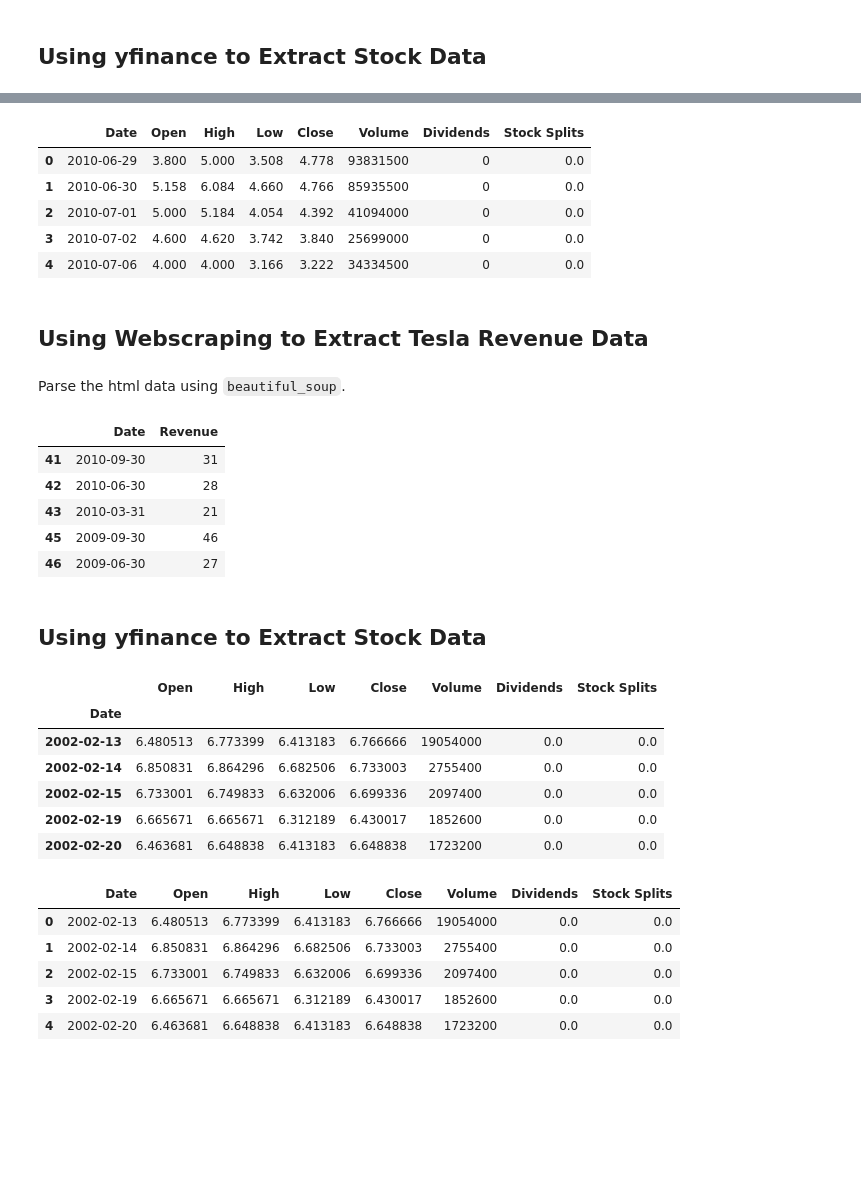
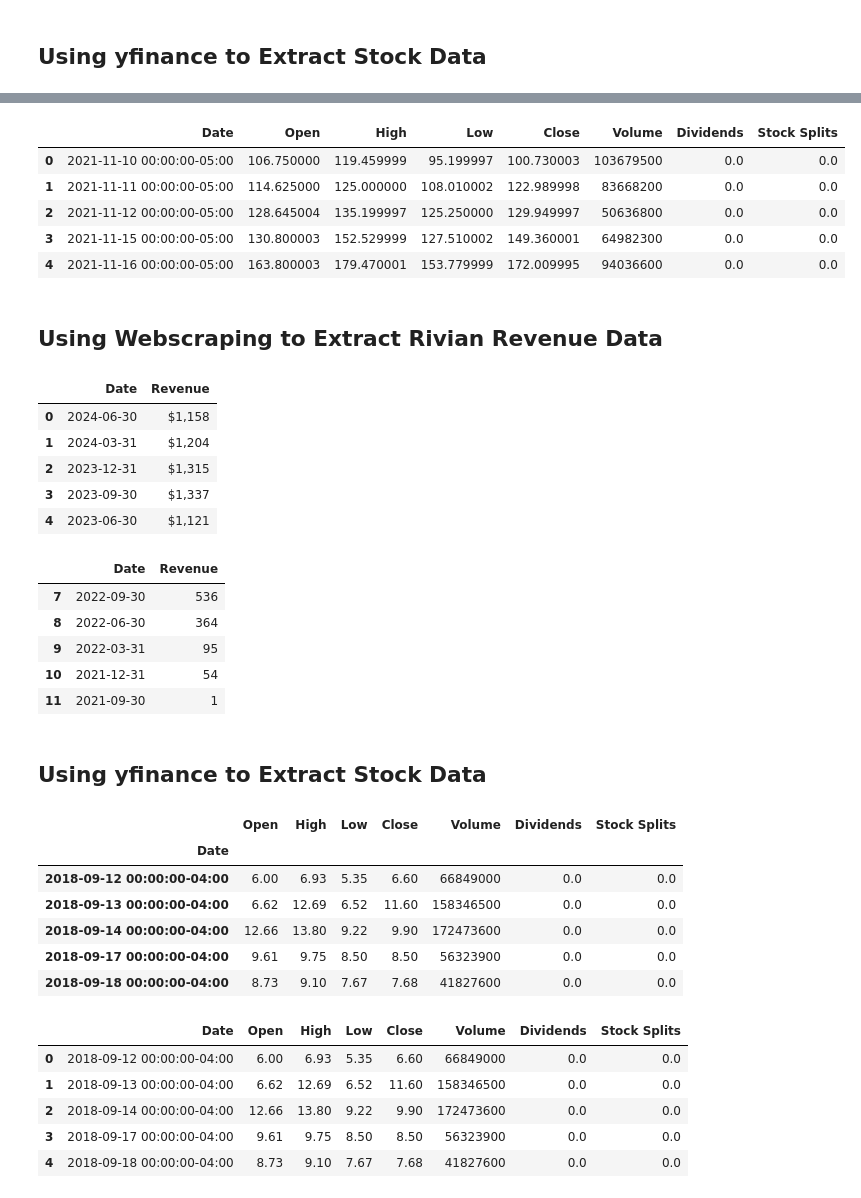
Before and after one commit to AymanAmerK/Extracting-and-visualizing-stock-data, a Jupyter notebook: Extracting and Visualizing Stock Data.ipynb, the cells around one changed output, grey strips where cells are left out. Drawn from its saved outputs; the diff is of its cells as text; code cells hidden in the pictures; blank space fills up the shorter version.

```diff
--- a/Extracting and Visualizing Stock Data.ipynb
+++ b/Extracting and Visualizing Stock Data.ipynb
@@ -26,10 +26,10 @@ def make_graph(stock_data, revenue_data, stock):
 # %% [markdown]
 ## Using yfinance to Extract Stock Data
 # %%
-tesla= yf.Ticker("TSLA")
+rivian= yf.Ticker("RIVN")
 # %%
-tesla_data= tesla.history(period="max")
-tesla_data
+rivian_data= rivian.history(period="max")
+rivian_data
 # %% [output]
 |  | Open | High | Low | Close | Volume | Dividends | Stock Splits |
 | Date |  |  |  |  |  |  |  |
@@ -48,12 +48,12 @@ tesla_data
 # %%
-tesla_data.reset_index(inplace=True)
-tesla_data.head(5)
+rivian_data.reset_index(inplace=True)
+rivian_data.head(5)
 # %% [output]
 |  | Date | Open | High | Low | Close | Volume | Dividends | Stock Splits |
-| 0 | 2010-06-29 | 3.800 | 5.000 | 3.508 | 4.778 | 93831500 | 0 | 0.0 |
-| 1 | 2010-06-30 | 5.158 | 6.084 | 4.660 | 4.766 | 85935500 | 0 | 0.0 |
-| 2 | 2010-07-01 | 5.000 | 5.184 | 4.054 | 4.392 | 41094000 | 0 | 0.0 |
-| 3 | 2010-07-02 | 4.600 | 4.620 | 3.742 | 3.840 | 25699000 | 0 | 0.0 |
-| 4 | 2010-07-06 | 4.000 | 4.000 | 3.166 | 3.222 | 34334500 | 0 | 0.0 |
+| 0 | 2021-11-10 00:00:00-05:00 | 106.750000 | 119.459999 | 95.199997 | 100.730003 | 103679500 | 0.0 | 0.0 |
+| 1 | 2021-11-11 00:00:00-05:00 | 114.625000 | 125.000000 | 108.010002 | 122.989998 | 83668200 | 0.0 | 0.0 |
+| 2 | 2021-11-12 00:00:00-05:00 | 128.645004 | 135.199997 | 125.250000 | 129.949997 | 50636800 | 0.0 | 0.0 |
+| 3 | 2021-11-15 00:00:00-05:00 | 130.800003 | 152.529999 | 127.510002 | 149.360001 | 64982300 | 0.0 | 0.0 |
+| 4 | 2021-11-16 00:00:00-05:00 | 163.800003 | 179.470001 | 153.779999 | 172.009995 | 94036600 | 0.0 | 0.0 |
 # %% [markdown]
-## Using Webscraping to Extract Tesla Revenue Data
+## Using Webscraping to Extract Rivian Revenue Data
@@ -64,2 +59,0 @@ html_data= requests.get("https://www.macrotrends.net/stocks/charts/TSLA/tesla/re
-# %% [markdown]
-Parse the html data using `beautiful_soup`.
@@ -72 +82,10 @@ tesla_revenue.rename(columns={"Tesla Quarterly Revenue(Millions of US $)":"Date"
+# %%
+rivian_revenue.head()
+# %% [output]
+|  | Date | Revenue |
+| 0 | 2024-06-30 | $1,158 |
+| 1 | 2024-03-31 | $1,204 |
+| 2 | 2023-12-31 | $1,315 |
+| 3 | 2023-09-30 | $1,337 |
+| 4 | 2023-06-30 | $1,121 |
 # %%
@@ -76,12 +95,12 @@ tesla_revenue.dropna(inplace=True)
 # %%
-tesla_revenue.tail()
+rivian_revenue.tail()
 # %% [output]
 |  | Date | Revenue |
-| 41 | 2010-09-30 | 31 |
-| 42 | 2010-06-30 | 28 |
-| 43 | 2010-03-31 | 21 |
-| 45 | 2009-09-30 | 46 |
-| 46 | 2009-06-30 | 27 |
+| 7 | 2022-09-30 | 536 |
+| 8 | 2022-06-30 | 364 |
+| 9 | 2022-03-31 | 95 |
+| 10 | 2021-12-31 | 54 |
+| 11 | 2021-09-30 | 1 |
 # %% [markdown]
 ## Using yfinance to Extract Stock Data
 # %%
@@ -89,12 +108,12 @@ gamestop= yf.Ticker("GME")
 # %%
-gme_data= gamestop.history(period="max")
-gme_data.head()
+nio_data= Nio.history(period="max")
+nio_data.head()
 # %% [output]
 |  | Open | High | Low | Close | Volume | Dividends | Stock Splits |
 | Date |  |  |  |  |  |  |  |
-| 2002-02-13 | 6.480513 | 6.773399 | 6.413183 | 6.766666 | 19054000 | 0.0 | 0.0 |
-| 2002-02-14 | 6.850831 | 6.864296 | 6.682506 | 6.733003 | 2755400 | 0.0 | 0.0 |
-| 2002-02-15 | 6.733001 | 6.749833 | 6.632006 | 6.699336 | 2097400 | 0.0 | 0.0 |
-| 2002-02-19 | 6.665671 | 6.665671 | 6.312189 | 6.430017 | 1852600 | 0.0 | 0.0 |
-| 2002-02-20 | 6.463681 | 6.648838 | 6.413183 | 6.648838 | 1723200 | 0.0 | 0.0 |
+| 2018-09-12 00:00:00-04:00 | 6.00 | 6.93 | 5.35 | 6.60 | 66849000 | 0.0 | 0.0 |
+| 2018-09-13 00:00:00-04:00 | 6.62 | 12.69 | 6.52 | 11.60 | 158346500 | 0.0 | 0.0 |
+| 2018-09-14 00:00:00-04:00 | 12.66 | 13.80 | 9.22 | 9.90 | 172473600 | 0.0 | 0.0 |
+| 2018-09-17 00:00:00-04:00 | 9.61 | 9.75 | 8.50 | 8.50 | 56323900 | 0.0 | 0.0 |
+| 2018-09-18 00:00:00-04:00 | 8.73 | 9.10 | 7.67 | 7.68 | 41827600 | 0.0 | 0.0 |
 # %%
@@ -102,10 +121,10 @@ gme_data.reset_index(inplace=True)
 # %%
-gme_data.head(5)
+nio_data.head(5)
 # %% [output]
 |  | Date | Open | High | Low | Close | Volume | Dividends | Stock Splits |
-| 0 | 2002-02-13 | 6.480513 | 6.773399 | 6.413183 | 6.766666 | 19054000 | 0.0 | 0.0 |
-| 1 | 2002-02-14 | 6.850831 | 6.864296 | 6.682506 | 6.733003 | 2755400 | 0.0 | 0.0 |
-| 2 | 2002-02-15 | 6.733001 | 6.749833 | 6.632006 | 6.699336 | 2097400 | 0.0 | 0.0 |
-| 3 | 2002-02-19 | 6.665671 | 6.665671 | 6.312189 | 6.430017 | 1852600 | 0.0 | 0.0 |
-| 4 | 2002-02-20 | 6.463681 | 6.648838 | 6.413183 | 6.648838 | 1723200 | 0.0 | 0.0 |
+| 0 | 2018-09-12 00:00:00-04:00 | 6.00 | 6.93 | 5.35 | 6.60 | 66849000 | 0.0 | 0.0 |
+| 1 | 2018-09-13 00:00:00-04:00 | 6.62 | 12.69 | 6.52 | 11.60 | 158346500 | 0.0 | 0.0 |
+| 2 | 2018-09-14 00:00:00-04:00 | 12.66 | 13.80 | 9.22 | 9.90 | 172473600 | 0.0 | 0.0 |
+| 3 | 2018-09-17 00:00:00-04:00 | 9.61 | 9.75 | 8.50 | 8.50 | 56323900 | 0.0 | 0.0 |
+| 4 | 2018-09-18 00:00:00-04:00 | 8.73 | 9.10 | 7.67 | 7.68 | 41827600 | 0.0 | 0.0 |
 # %% [markdown]
```
Also changed, not shown: parts of 28 cells of this notebook.
